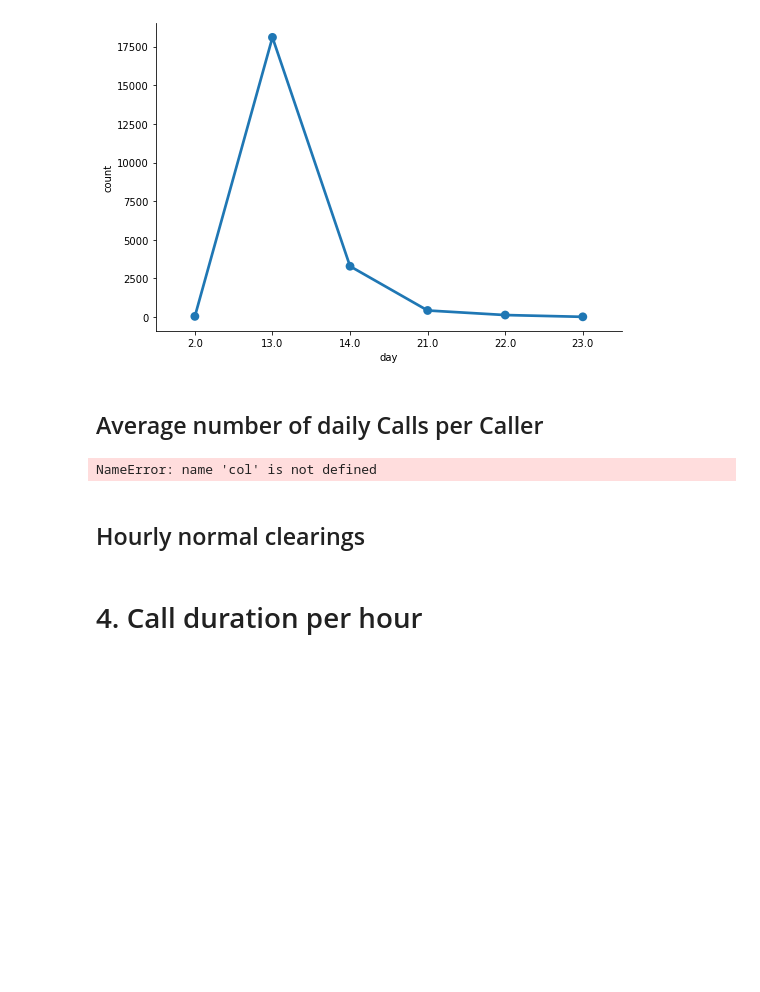
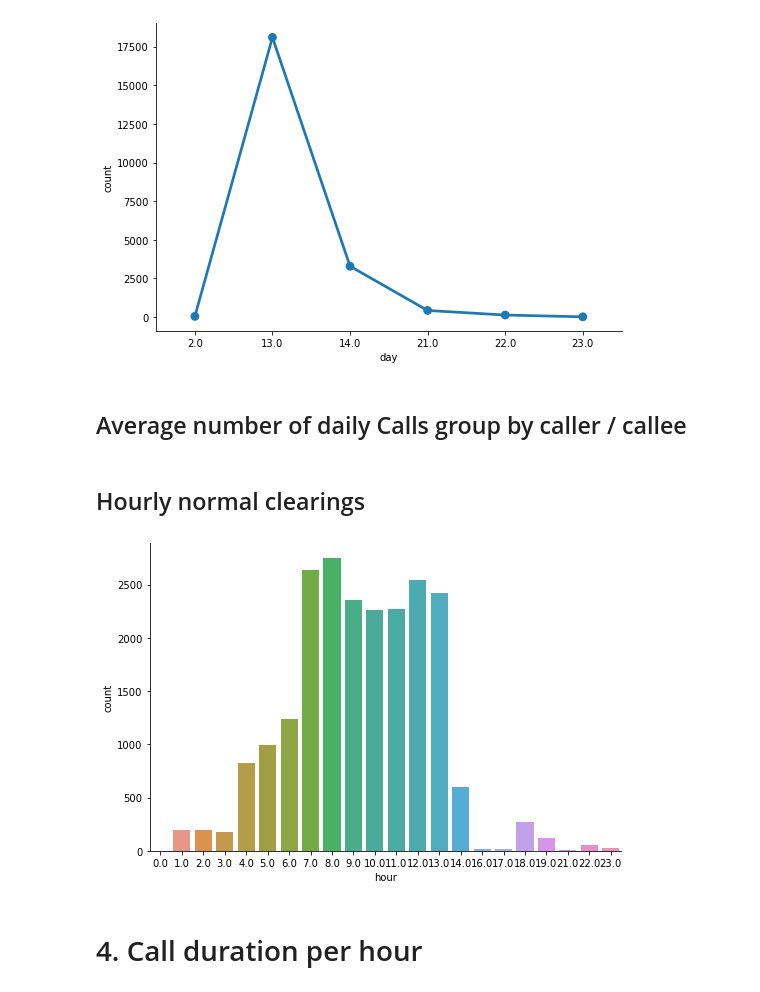
Before and after one commit to altanai/Freeswitch_Spark_analysis, a Jupyter notebook: FreeswitchCDR.ipynb, the cells around one changed output. Cells and saved outputs as stored; diff of their text form; code cells hidden in the pictures; blank space fills up the shorter version.

```diff
--- a/FreeswitchCDR.ipynb
+++ b/FreeswitchCDR.ipynb
@@ -164,25 +183,23 @@ c = sns.catplot(x='day', y='count',
 # %% [output]
 [figure]
 # %% [markdown]
-## Average number of daily Calls per Caller
+## Average number of daily Calls group by caller / callee
 # %%
-daily_hosts_df = (host_day_df
-                     .groupBy('day')
-                     .count()
-                     .select(col("day"),col("count").alias("total_hosts")))
+# daily_hosts_df = (host_day_df
+#                      .groupBy('day')
+#                      .count()
+#                      .select(col("day"),col("count").alias("total_hosts")))
 
-total_daily_reqests_df = (df
-                      .select(F.dayofmonth("time").alias("day"))
-                      .groupBy("day")
-                      .count()
-                      .select(col("day"), col("count").alias("total_reqs")))
+# total_daily_reqests_df = (df
+#                       .select(F.dayofmonth("time").alias("day"))
+#                       .groupBy("day")
+#                       .count()
+#                       .select(col("day"), col("count").alias("total_reqs")))
 
-avg_daily_reqests_per_host_df = total_daily_reqests_df.join(daily_hosts_df, 'day')
-avg_daily_reqests_per_host_df = (avg_daily_reqests_per_host_df
-                                    .withColumn('avg_reqs', col('total_reqs') / col('total_hosts'))
-                                    .sort("day"))
-avg_daily_reqests_per_host_df = avg_daily_reqests_per_host_df.toPandas()
-avg_daily_reqests_per_host_df
+# avg_daily_reqests_per_host_df = total_daily_reqests_df.join(daily_hosts_df, 'day')
+# avg_daily_reqests_per_host_df = (avg_daily_reqests_per_host_df
+#                                     .withColumn('avg_reqs', col('total_reqs') / col('total_hosts'))
+#                                     .sort("day"))
+# avg_daily_reqests_per_host_df = avg_daily_reqests_per_host_df.toPandas()
+# avg_daily_reqests_per_host_df
-# %% [output]
-NameError: name 'col' is not defined
 # %%
@@ -192,15 +209,17 @@ c = sns.catplot(x='day', y='avg_reqs',
 # %% [markdown]
 ## Hourly normal clearings
 # %%
-hourly_avg_normal_clearing_df = (normal_clearing_df
-                                   .groupBy(F.hour('_c4').alias('hour'))
+hourly_avg_normal_clearing_df = (host_day_df
+                                   .groupBy(F.hour('startTime').alias('hour'))
                                    .count()
                                    .sort('hour'))
 hourly_avg_normal_clearing_pd_df = hourly_avg_normal_clearing_df.toPandas()
 
 c = sns.catplot(x='hour', y='count',
                 data=hourly_avg_normal_clearing_pd_df,
                 kind='bar', height=5, aspect=1.5)
+# %% [output]
+[figure, added]
 # %% [markdown]
 # 4. Call duration per hour
 # %%
```
Also changed, not shown: parts of 7 cells of this notebook, 22 other files.
